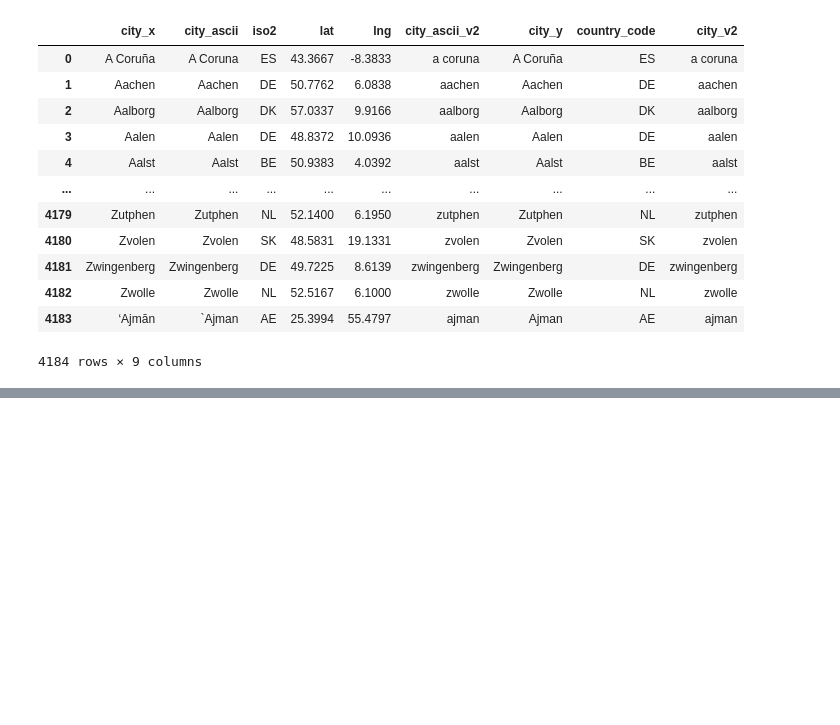
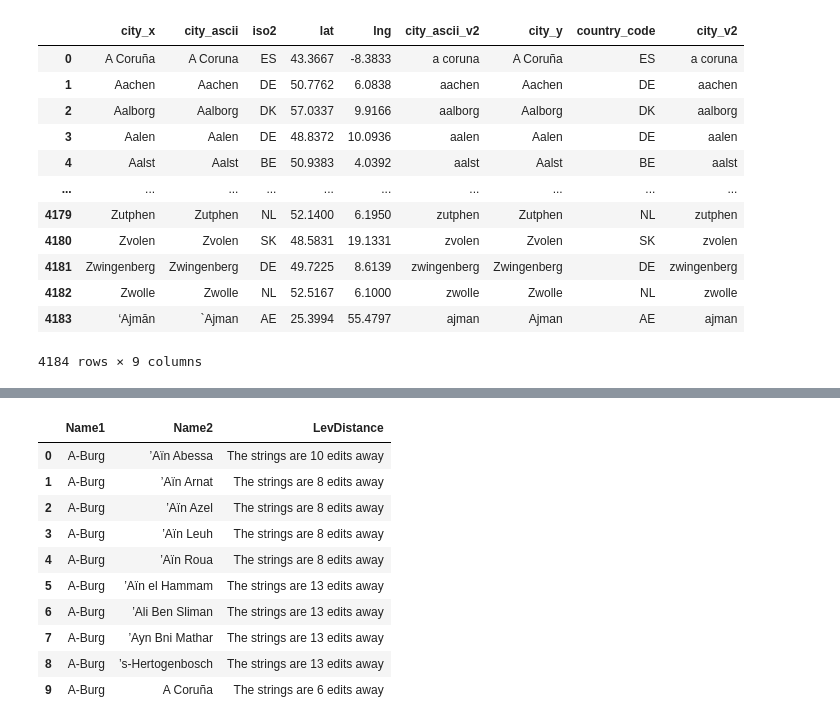
Before and after one commit to complexity-science-hub/SciFlows, a Jupyter notebook: preprocess_20230104.ipynb, the cells around one changed output, grey strips where cells are left out. Saved outputs shown, nothing was run; the diff lists cells and outputs as text; code cells hidden in the pictures; blank space fills up the shorter version.

```diff
--- a/preprocess_20230104.ipynb
+++ b/preprocess_20230104.ipynb
@@ -378,0 +472,14 @@ anti_join_n.sort_values('city')
+# %%
+test_df
+# %% [output]
+|  | Name1 | Name2 | LevDistance |
+| 0 | A-Burg | ’Aïn Abessa | The strings are 10 edits away |
+| 1 | A-Burg | ’Aïn Arnat | The strings are 8 edits away |
+| 2 | A-Burg | ’Aïn Azel | The strings are 8 edits away |
+| 3 | A-Burg | ’Aïn Leuh | The strings are 8 edits away |
+| 4 | A-Burg | ’Aïn Roua | The strings are 8 edits away |
+| 5 | A-Burg | ’Aïn el Hammam | The strings are 13 edits away |
+| 6 | A-Burg | ’Ali Ben Sliman | The strings are 13 edits away |
+| 7 | A-Burg | ’Ayn Bni Mathar | The strings are 13 edits away |
+| 8 | A-Burg | ’s-Hertogenbosch | The strings are 13 edits away |
+| 9 | A-Burg | A Coruña | The strings are 6 edits away |
```
Also changed, not shown: parts of 10 cells of this notebook.
